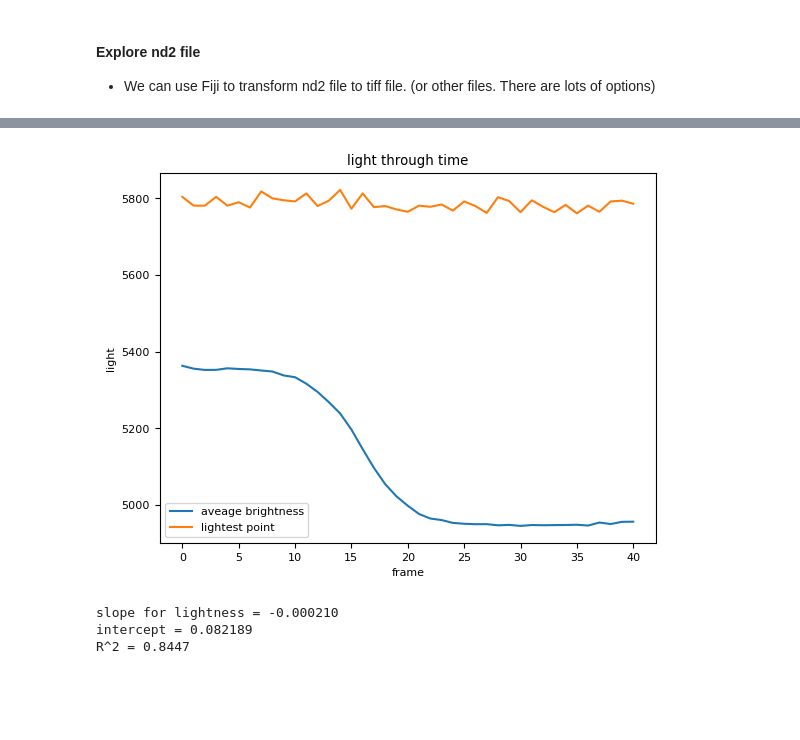
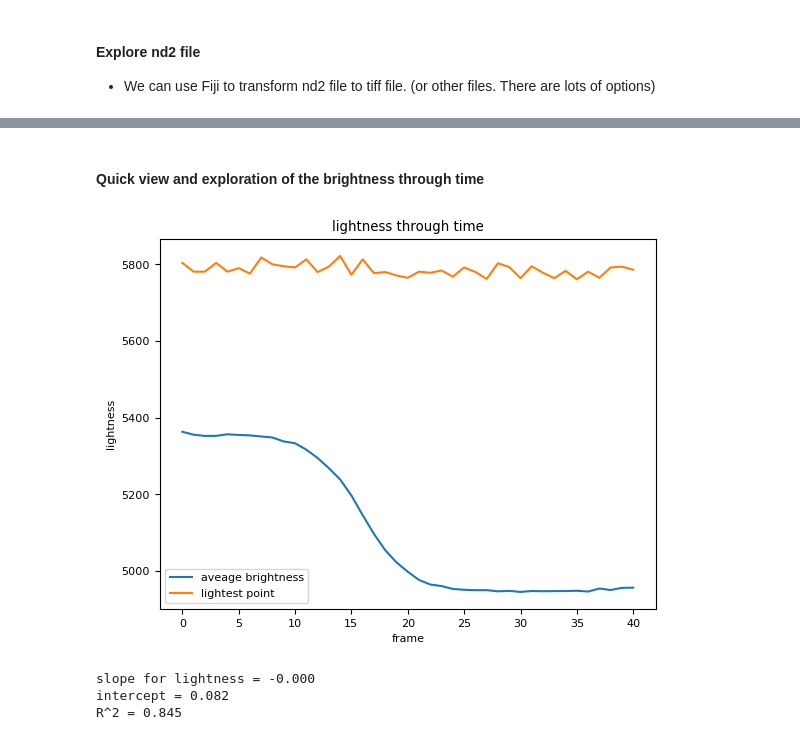
Before and after one commit to Mo119m/Cellular-state-image, a Jupyter notebook: eda.ipynb, the cells around one changed output, grey strips where cells are left out. Cells and saved outputs as stored; diff of their text form; code cells hidden in the pictures; blank space fills up the shorter version.

```diff
--- a/eda.ipynb
+++ b/eda.ipynb
@@ -126,41 +144,44 @@ plt.show()
+# %% [markdown]
+#### Quick view and exploration of the brightness through time
 # %%
 average_brightness = []
 max_brightness = []
 
 for frame in images:
-    average_brightness.append(frame.mean())
-    max_brightness.append(frame.max())
+    average_brightness.append(frame.mean()) # the mean value of each frame
+    max_brightness.append(frame.max()) # the max value of each frame
 
 plt.plot(average_brightness, label="aveage brightness")
 plt.plot(max_brightness, label="lightest point")
 plt.xlabel("frame")
-plt.ylabel("light")
+plt.ylabel("lightness")
 plt.legend()
-plt.title("light through time")
+plt.title("lightness through time")
 plt.show()
 # %% [output]
-[figure, old version]
+[figure, new version]
 # %%
 from sklearn.linear_model import LinearRegression
-images_norm = images / 65535.0
+images_norm = images / 65535.0 ## normalize
 
-y = images_norm.reshape(T, -1).mean(axis=1)
-t = np.arange(T).reshape(-1, 1)
+T = images.shape[0]
+y = images_norm.reshape(T, -1).mean(axis=1)   ## mean
+t = np.arange(T).reshape(-1, 1)      ## time
 
 from sklearn.metrics import r2_score
 
-model = LinearRegression().fit(t, y)
+model = LinearRegression().fit(t, y) # fit a simple linear regression
 y_hat = model.predict(t)
 
 slope = model.coef_[0]
 intercept = model.intercept_
 r2 = r2_score(y, y_hat)
 
-print(f"slope for lightness = {slope:.6f}")
-print(f"intercept = {intercept:.6f}")
-print(f"R^2 = {r2:.4f}")
+print(f"slope for lightness = {slope:.3f}")
+print(f"intercept = {intercept:.3f}")
+print(f"R^2 = {r2:.3f}")
 # %% [output]
-slope for lightness = -0.000210
-intercept = 0.082189
-R^2 = 0.8447
+slope for lightness = -0.000
+intercept = 0.082
+R^2 = 0.845
 # %%
```
Also changed, not shown: parts of 21 cells of this notebook, 7 other files.
